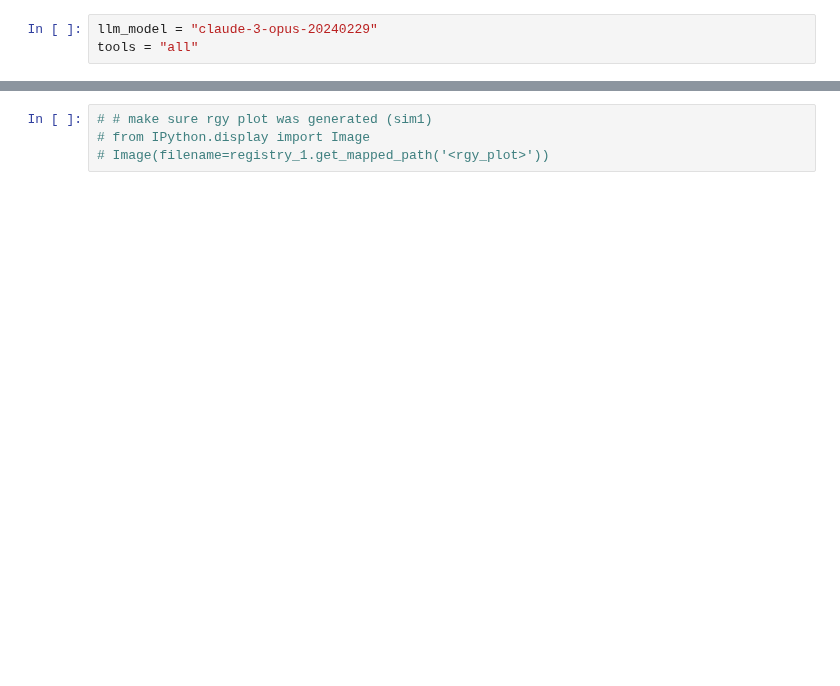
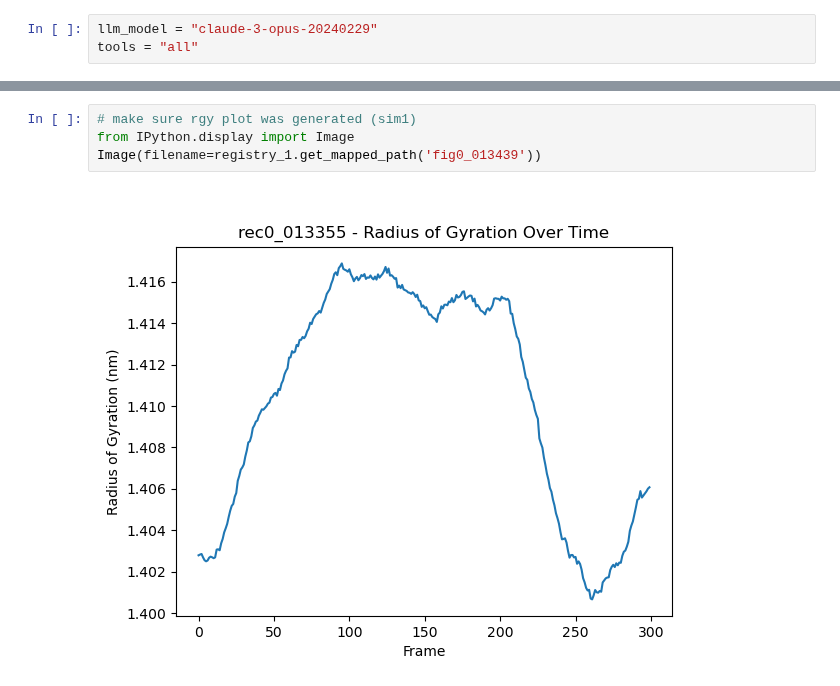
Before and after one commit to ur-whitelab/md-agent, a Jupyter notebook: notebooks/experiments/Robustness/claude-3-opus/prompt9.ipynb, the cells around one changed output, grey strips where cells are left out. Cells and saved outputs as stored; diff of their text form; blank space fills up the shorter version.

```diff
--- a/notebooks/experiments/Robustness/claude-3-opus/prompt9.ipynb
+++ b/notebooks/experiments/Robustness/claude-3-opus/prompt9.ipynb
@@ -51,4 +100,6 @@ print(registry_1.list_path_names_and_descriptions().replace(",", "\n"))
 # %%
-# # make sure rgy plot was generated (sim1)
-# from IPython.display import Image
-# Image(filename=registry_1.get_mapped_path('<rgy_plot>'))
+# make sure rgy plot was generated (sim1)
+from IPython.display import Image
+Image(filename=registry_1.get_mapped_path('fig0_013439'))
+# %% [output]
+[figure, added]
```
Also changed, not shown: parts of 23 cells of this notebook.
